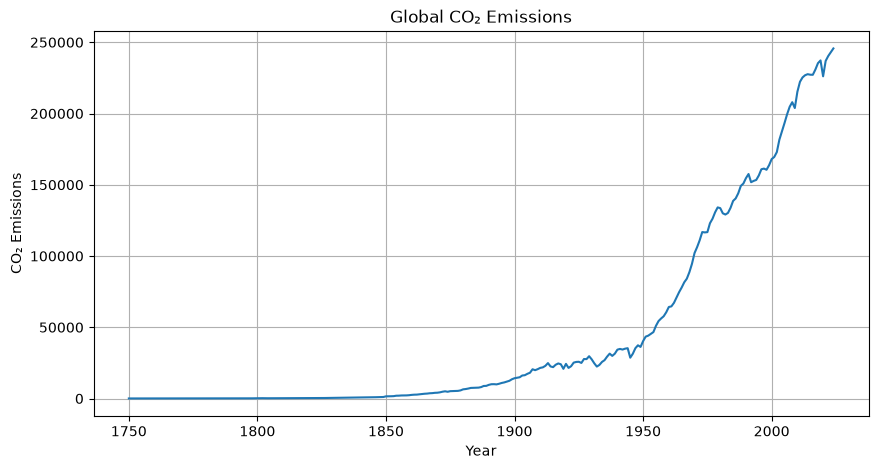
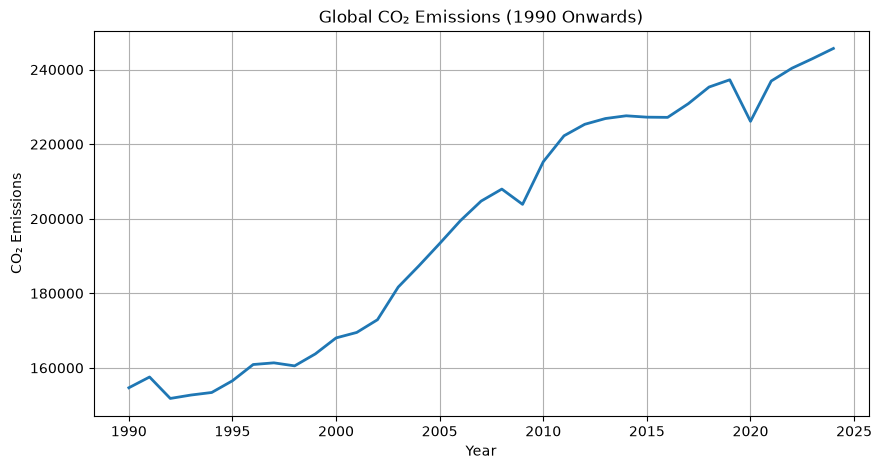
The notebook cell's code change between the first figure and the second:
--- before
+++ after
@@ -1,23 +1,22 @@
-import matplotlib.pyplot as plt  # Import matplotlib library for creating charts and visualizations
+import matplotlib.pyplot as plt
 
-# Group the dataset by year and sum up CO₂ emissions across all countries
-global_co2 = df.groupby("year")["co2"].sum()  
+# Keep data from 1990 onwards
+df_1990 = df[df["year"] >= 1990]
 
-# Set the size of the chart
+# Group the filtered dataset by year and sum global CO₂ emissions
+global_co2 = df_1990.groupby("year")["co2"].sum()
+
+# Set the figure size
 plt.figure(figsize=(10,5))
 
-# Plot the global CO₂ emissions over time
-plt.plot(global_co2.index, global_co2.values)
+# Plot the data
+plt.plot(global_co2.index, global_co2.values, linewidth=2)
 
-# Add a title to the chart
-plt.title("Global CO₂ Emissions")
-
-# Label the x-axis as Year
+# Add title and labels
+plt.title("Global CO₂ Emissions (1990 Onwards)")
 plt.xlabel("Year")
-
-# Label the y-axis as CO₂ Emissions
 plt.ylabel("CO₂ Emissions")
 
-# Add grid lines to make the chart easier to read
+# Add grid
 plt.grid(True)
 

Commit: Resolve merge conflicts